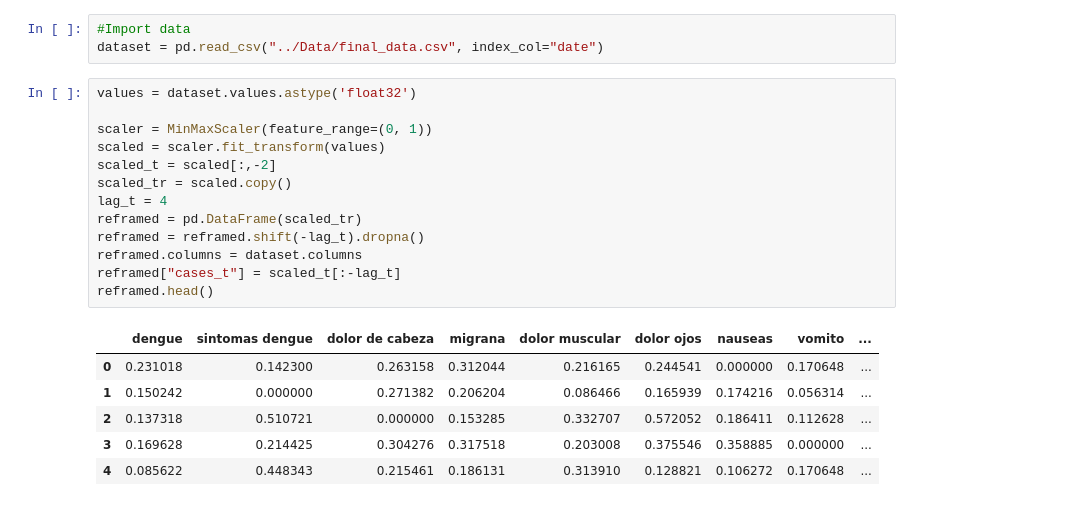
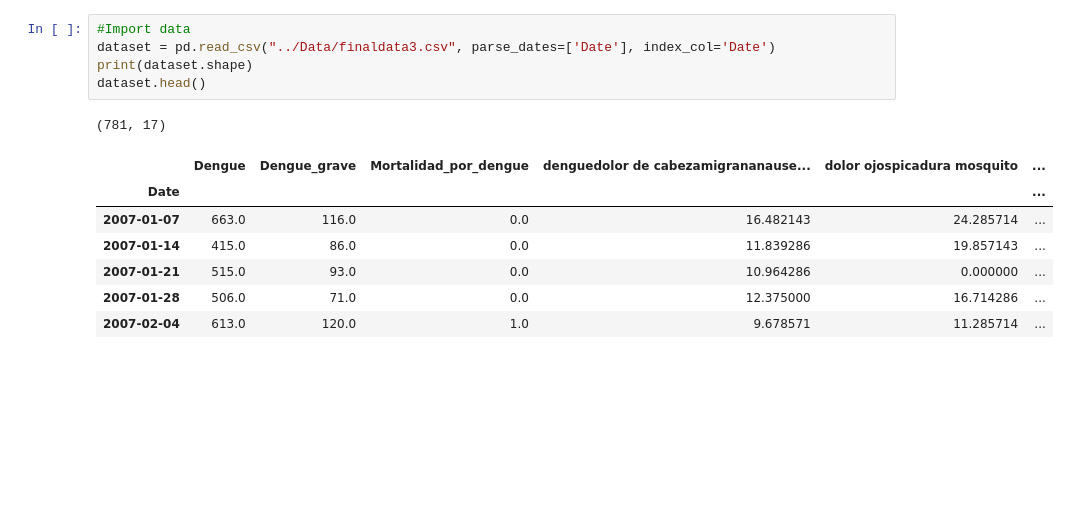
Before and after one commit to Juanmontenegro99/EWS_Dengue_DL, a Jupyter notebook: Code/LSTM.ipynb, the cells around one changed output. Saved outputs shown, nothing was run; the diff lists cells and outputs as text; blank space fills up the shorter version.

```diff
--- a/Code/LSTM.ipynb
+++ b/Code/LSTM.ipynb
@@ -15,23 +67,14 @@ from keras.callbacks import EarlyStopping
 # %%
 #Import data
-dataset = pd.read_csv("../Data/final_data.csv", index_col="date")
+dataset = pd.read_csv("../Data/finaldata3.csv", parse_dates=['Date'], index_col='Date')
+print(dataset.shape)
+dataset.head()
+# %% [output]
+(781, 17)
+|  | Dengue | Dengue_grave | Mortalidad_por_dengue | denguedolor de cabezamigrananause... | dolor ojospicadura mosquito | ... |
+| Date |  |  |  |  |  | ... |
+| 2007-01-07 | 663.0 | 116.0 | 0.0 | 16.482143 | 24.285714 | ... |
+| 2007-01-14 | 415.0 | 86.0 | 0.0 | 11.839286 | 19.857143 | ... |
+| 2007-01-21 | 515.0 | 93.0 | 0.0 | 10.964286 | 0.000000 | ... |
+| 2007-01-28 | 506.0 | 71.0 | 0.0 | 12.375000 | 16.714286 | ... |
+| 2007-02-04 | 613.0 | 120.0 | 1.0 | 9.678571 | 11.285714 | ... |
-# %%
-values = dataset.values.astype('float32')
-
-scaler = MinMaxScaler(feature_range=(0, 1))
-scaled = scaler.fit_transform(values)
-scaled_t = scaled[:,-2]
-scaled_tr = scaled.copy()
-lag_t = 4
-reframed = pd.DataFrame(scaled_tr)
-reframed = reframed.shift(-lag_t).dropna()
-reframed.columns = dataset.columns
-reframed["cases_t"] = scaled_t[:-lag_t]
-reframed.head()
-# %% [output]
-|  | dengue | sintomas dengue | dolor de cabeza | migrana | dolor muscular | dolor ojos | nauseas | vomito | ... |
-| 0 | 0.231018 | 0.142300 | 0.263158 | 0.312044 | 0.216165 | 0.244541 | 0.000000 | 0.170648 | ... |
-| 1 | 0.150242 | 0.000000 | 0.271382 | 0.206204 | 0.086466 | 0.165939 | 0.174216 | 0.056314 | ... |
-| 2 | 0.137318 | 0.510721 | 0.000000 | 0.153285 | 0.332707 | 0.572052 | 0.186411 | 0.112628 | ... |
-| 3 | 0.169628 | 0.214425 | 0.304276 | 0.317518 | 0.203008 | 0.375546 | 0.358885 | 0.000000 | ... |
-| 4 | 0.085622 | 0.448343 | 0.215461 | 0.186131 | 0.313910 | 0.128821 | 0.106272 | 0.170648 | ... |
```
Also changed, not shown: parts of 31 cells of this notebook, 1 other file.
